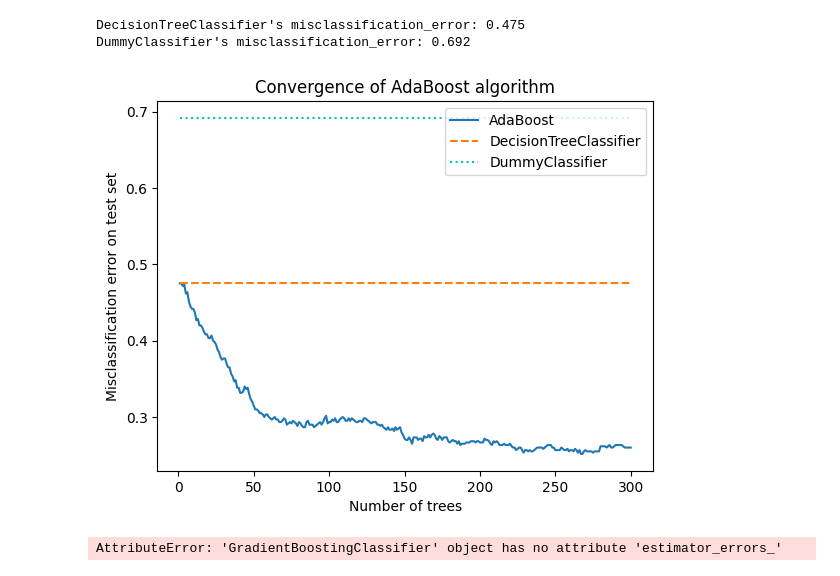
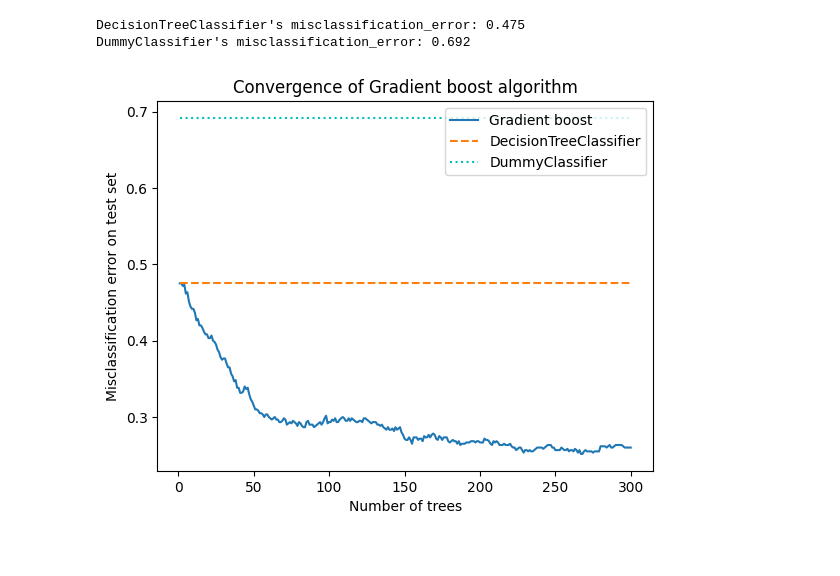
Before and after one commit to sato1214syun/python-mi-for_chemical_engineering, a Jupyter notebook: scripts/chap07_04_gradient_boost.ipynb, the cells around one changed output. Cells and saved outputs as stored; diff of their text form; code cells hidden in the pictures.

```diff
--- a/scripts/chap07_04_gradient_boost.ipynb
+++ b/scripts/chap07_04_gradient_boost.ipynb
@@ -35,7 +35,7 @@ def misclassification_error(y_true: np.ndarray, y_pred: np.ndarray) -> float:  #
 weak_learner = DecisionTreeClassifier(max_leaf_nodes=8)
 n_estimators = 300
 
-adaboost_clf = GradientBoostingClassifier(
+gradient_boost_clf = GradientBoostingClassifier(
     init=weak_learner,
     n_estimators=n_estimators,
     random_state=42,
@@ -72,55 +72,34 @@ import matplotlib.pyplot as plt
 import pandas as pd
 
 boosting_errors = pd.DataFrame(
     {
         "Number of trees": range(1, n_estimators + 1),
         "AdaBoost": [
             misclassification_error(y_test, y_pred)
-            for y_pred in adaboost_clf.staged_predict(X_test)
+            for y_pred in gradient_boost_clf.staged_predict(X_test)
         ],
     }
 ).set_index("Number of trees")
 ax = boosting_errors.plot()
 ax.set_ylabel("Misclassification error on test set")
-ax.set_title("Convergence of AdaBoost algorithm")
+ax.set_title("Convergence of Gradient boost algorithm")
 
 plt.plot(
     [boosting_errors.index.min(), boosting_errors.index.max()],
     [weak_learners_misclassification_error, weak_learners_misclassification_error],
     color="tab:orange",
     linestyle="dashed",
 )
 plt.plot(
     [boosting_errors.index.min(), boosting_errors.index.max()],
     [
         dummy_classifiers_misclassification_error,
         dummy_classifiers_misclassification_error,
     ],
     color="c",
     linestyle="dotted",
 )
-plt.legend(["AdaBoost", "DecisionTreeClassifier", "DummyClassifier"], loc=1)
+plt.legend(["Gradient boost", "DecisionTreeClassifier", "DummyClassifier"], loc=1)
 plt.show()
 # %% [output]
-[figure, old version]
+[figure, new version]
-# %%
-weak_learners_info = pd.DataFrame(
-    {
-        "Number of trees": range(1, n_estimators + 1),
-        "Errors": adaboost_clf.estimator_errors_,
-        "Weights": adaboost_clf.estimator_weights_,
-    }
-).set_index("Number of trees")
-
-axs = weak_learners_info.plot(
-    subplots=True, layout=(1, 2), figsize=(10, 4), legend=False, color="tab:blue"
-)
-axs[0, 0].set_ylabel("Train error")
-axs[0, 0].set_title("Weak learner's training error")
-axs[0, 1].set_ylabel("Weight")
-axs[0, 1].set_title("Weak learner's weight")
-fig = axs[0, 0].get_figure()
-fig.suptitle("Weak learner's errors and weights for the AdaBoostClassifier")
-fig.tight_layout()
-# %% [output]
-AttributeError: 'GradientBoostingClassifier' object has no attribute 'estimator_errors_'
```
Also changed, not shown: 1 other file.
